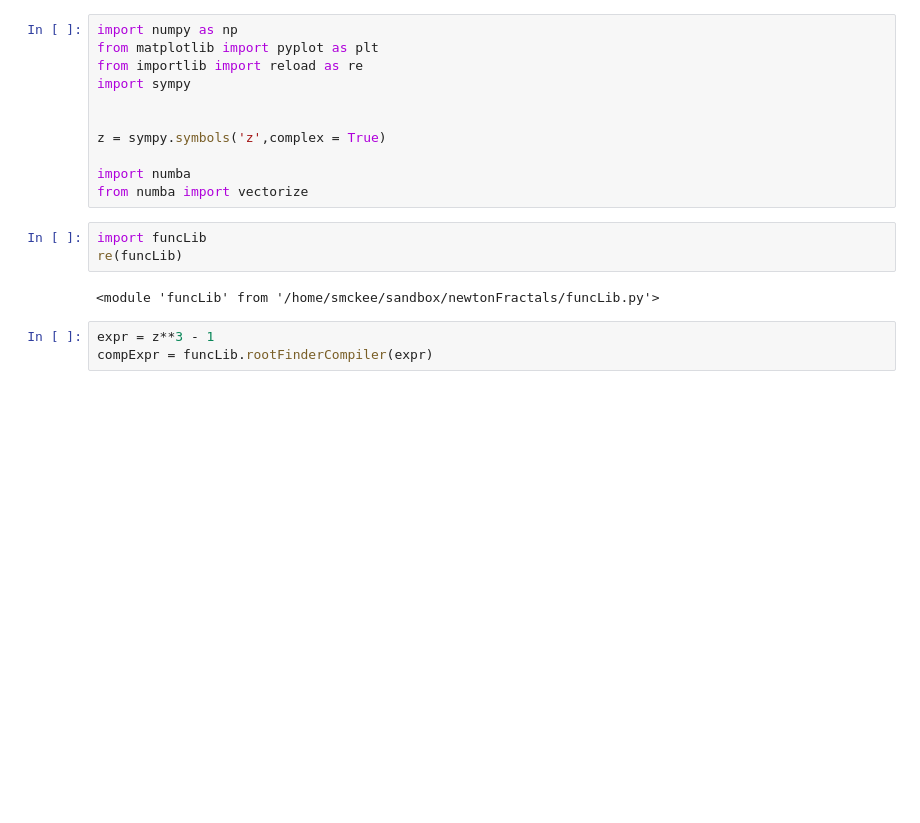
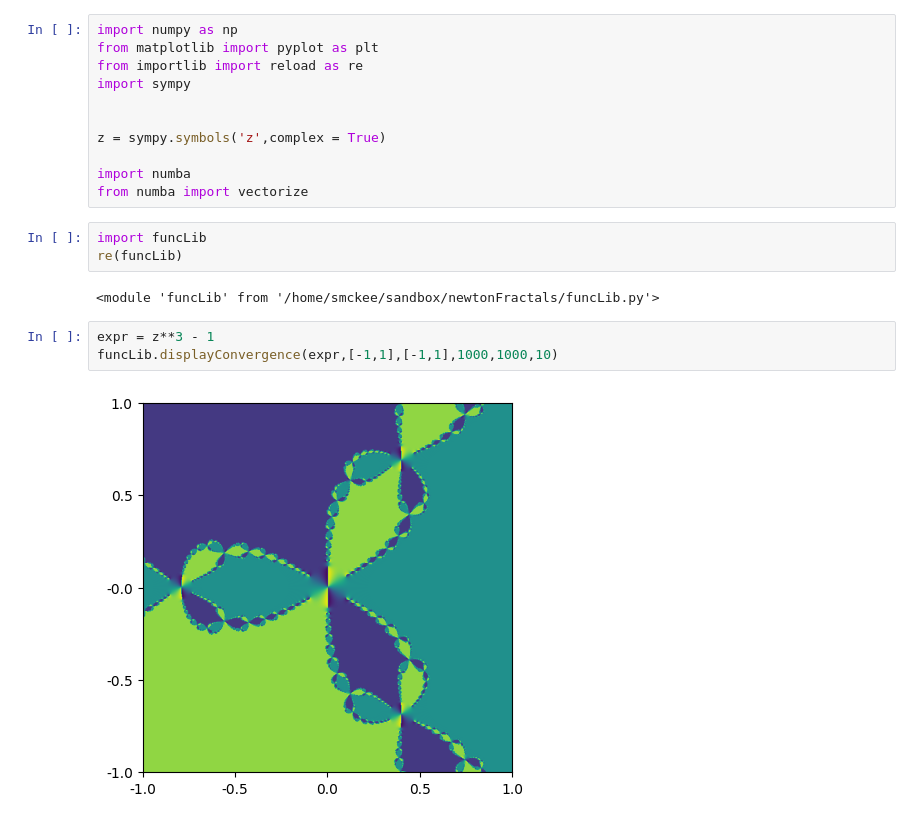
Before and after one commit to Sean-RF/newtonFractals, a Jupyter notebook: sandbox.ipynb, the cells around one changed output. Drawn from its saved outputs; the diff is of its cells as text; blank space fills up the shorter version.

```diff
--- a/sandbox.ipynb
+++ b/sandbox.ipynb
@@ -16,4 +16,6 @@ re(funcLib)
 <module 'funcLib' from '/home/smckee/sandbox/newtonFractals/funcLib.py'>
 # %%
 expr = z**3 - 1
-compExpr = funcLib.rootFinderCompiler(expr)
+funcLib.displayConvergence(expr,[-1,1],[-1,1],1000,1000,10)
+# %% [output]
+[figure, added]
```
Also changed, not shown: parts of 2 cells of this notebook.
